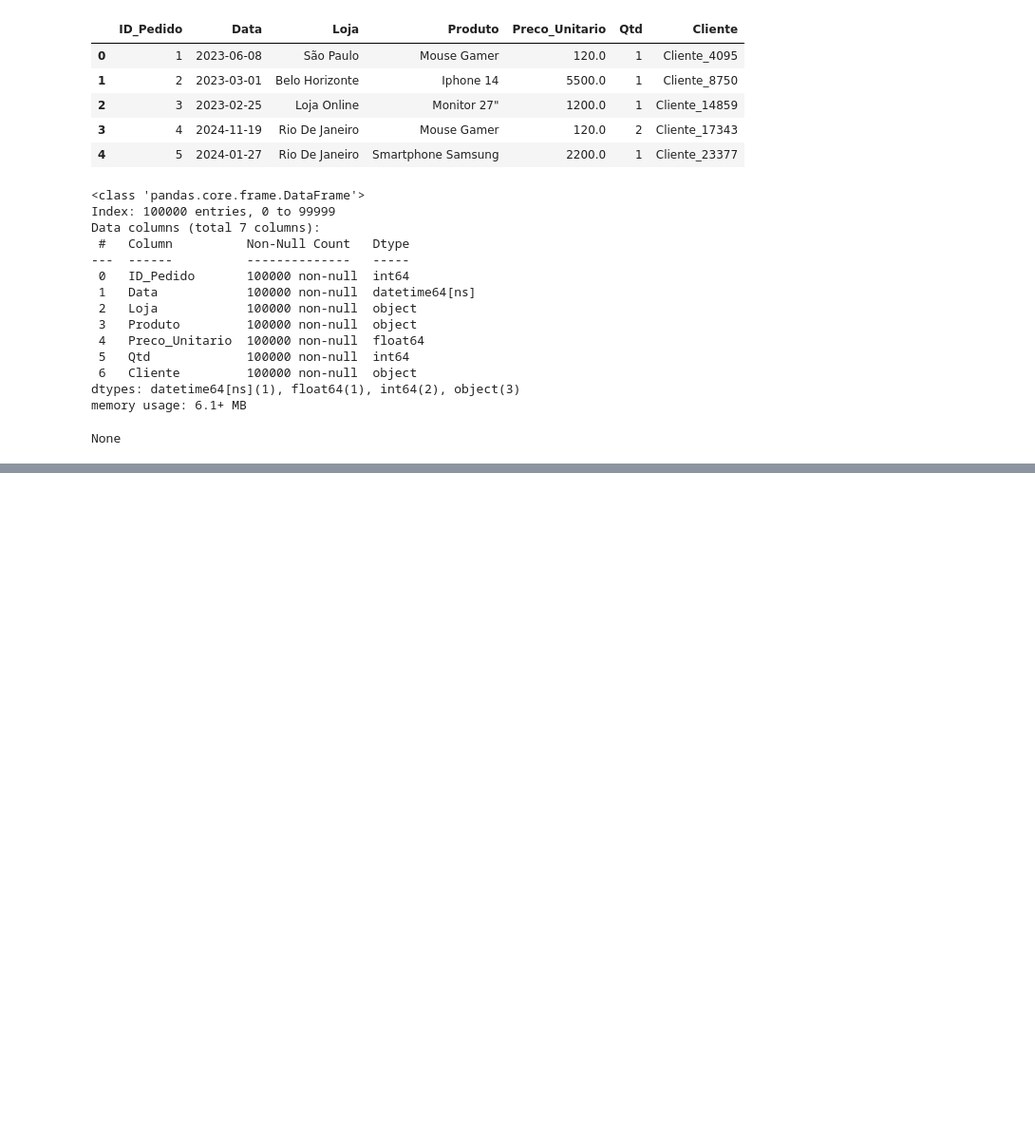
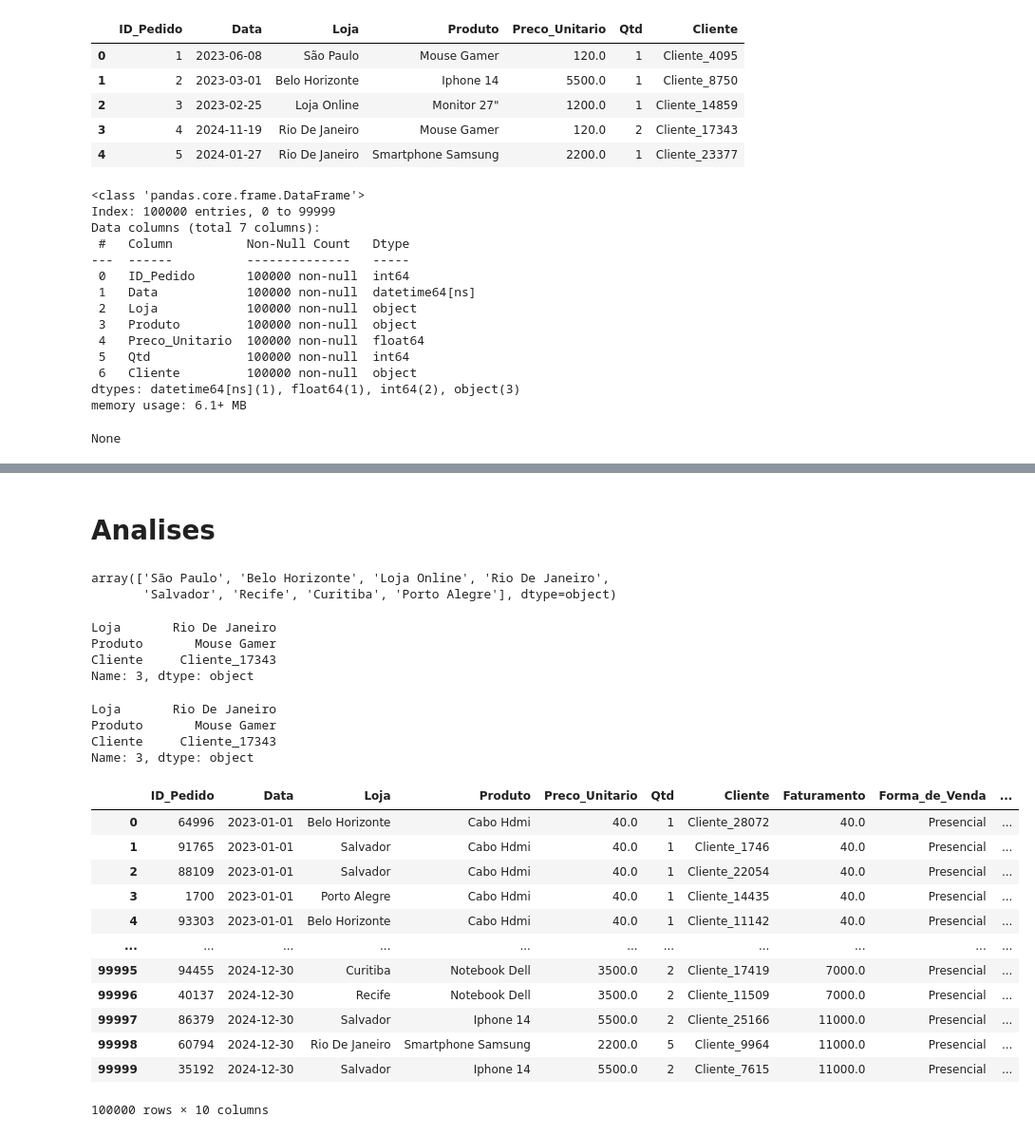
Before and after one commit to RaphaelAlcantara/Analise-pandas, a Jupyter notebook: main.ipynb, the cells around one changed output, grey strips where cells are left out. Shown at 95% size. Drawn from its saved outputs; the diff is of its cells as text; code cells hidden in the pictures; blank space fills up the shorter version.

```diff
--- a/main.ipynb
+++ b/main.ipynb
@@ -217,0 +313,50 @@ None
+# %% [markdown]
+# Analises
+# %%
+#Filtros em base (Condicional, loc e iloc)
+# Gerente pede a tabela com as vendas apenas de Sao Paulo
+
+display(df_analise['Loja'].unique())
+# %% [output]
+array(['São Paulo', 'Belo Horizonte', 'Loja Online', 'Rio De Janeiro',
+       'Salvador', 'Recife', 'Curitiba', 'Porto Alegre'], dtype=object)
+# %%
+# loc precisa do indice
+# .loc[indice, coluna]
+
+loja = df_analise.loc[3,['Loja','Produto', 'Cliente']]
+print(loja)
+# %% [output]
+Loja       Rio De Janeiro
+Produto       Mouse Gamer
+Cliente     Cliente_17343
+Name: 3, dtype: object
+# %%
+# iloc -> por posiçao
+
+loja_iloc = df_analise.iloc[3,[2,3, 6]]
+print(loja_iloc)
+# %% [output]
+Loja       Rio De Janeiro
+Produto       Mouse Gamer
+Cliente     Cliente_17343
+Name: 3, dtype: object
+# %%
+df_analise = df_analise.sort_values(by=['Data', 'Faturamento'])
+df_analise = df_analise.reset_index(drop=True)
+# %%
+df_analise
+# %% [output]
+|  | ID_Pedido | Data | Loja | Produto | Preco_Unitario | Qtd | Cliente | Faturamento | Forma_de_Venda | ... |
+| 0 | 64996 | 2023-01-01 | Belo Horizonte | Cabo Hdmi | 40.0 | 1 | Cliente_28072 | 40.0 | Presencial | ... |
+| 1 | 91765 | 2023-01-01 | Salvador | Cabo Hdmi | 40.0 | 1 | Cliente_1746 | 40.0 | Presencial | ... |
+| 2 | 88109 | 2023-01-01 | Salvador | Cabo Hdmi | 40.0 | 1 | Cliente_22054 | 40.0 | Presencial | ... |
+| 3 | 1700 | 2023-01-01 | Porto Alegre | Cabo Hdmi | 40.0 | 1 | Cliente_14435 | 40.0 | Presencial | ... |
+| 4 | 93303 | 2023-01-01 | Belo Horizonte | Cabo Hdmi | 40.0 | 1 | Cliente_11142 | 40.0 | Presencial | ... |
+| ... | ... | ... | ... | ... | ... | ... | ... | ... | ... | ... |
+| 99995 | 94455 | 2024-12-30 | Curitiba | Notebook Dell | 3500.0 | 2 | Cliente_17419 | 7000.0 | Presencial | ... |
+| 99996 | 40137 | 2024-12-30 | Recife | Notebook Dell | 3500.0 | 2 | Cliente_11509 | 7000.0 | Presencial | ... |
+| 99997 | 86379 | 2024-12-30 | Salvador | Iphone 14 | 5500.0 | 2 | Cliente_25166 | 11000.0 | Presencial | ... |
+| 99998 | 60794 | 2024-12-30 | Rio De Janeiro | Smartphone Samsung | 2200.0 | 5 | Cliente_9964 | 11000.0 | Presencial | ... |
+| 99999 | 35192 | 2024-12-30 | Salvador | Iphone 14 | 5500.0 | 2 | Cliente_7615 | 11000.0 | Presencial | ... |
+100000 rows × 10 columns
```
Also changed, not shown: parts of 38 cells of this notebook, 2 other files.
